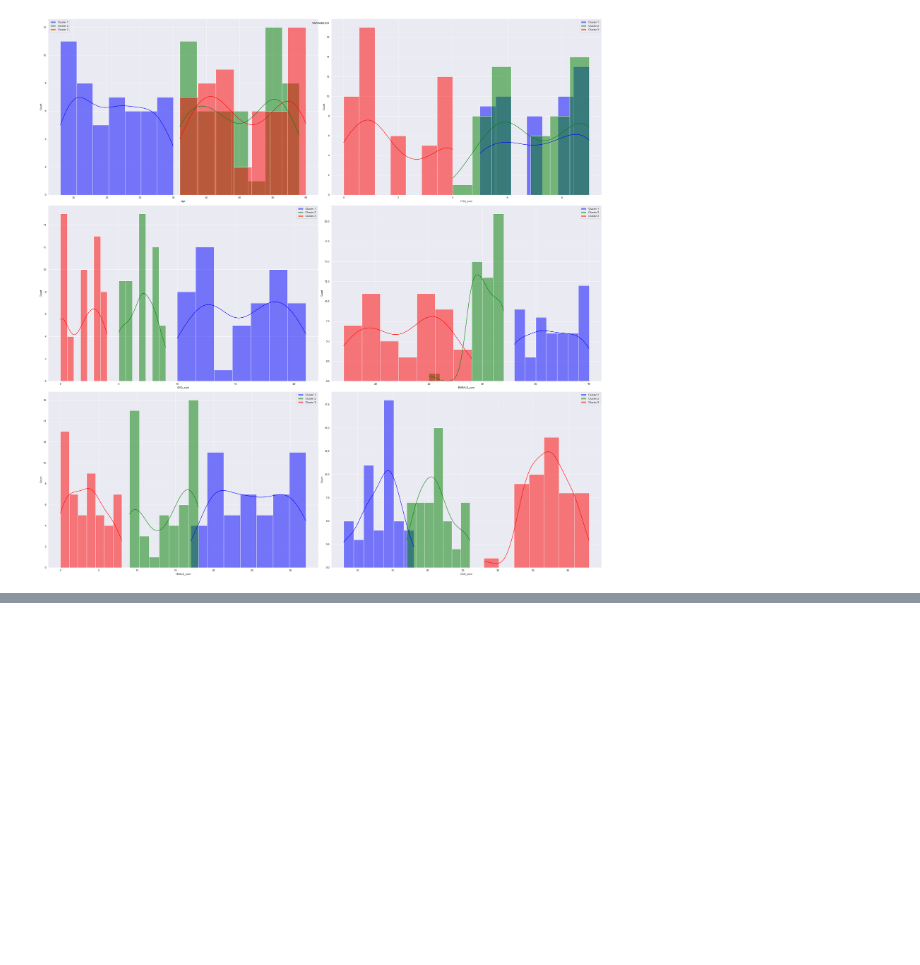
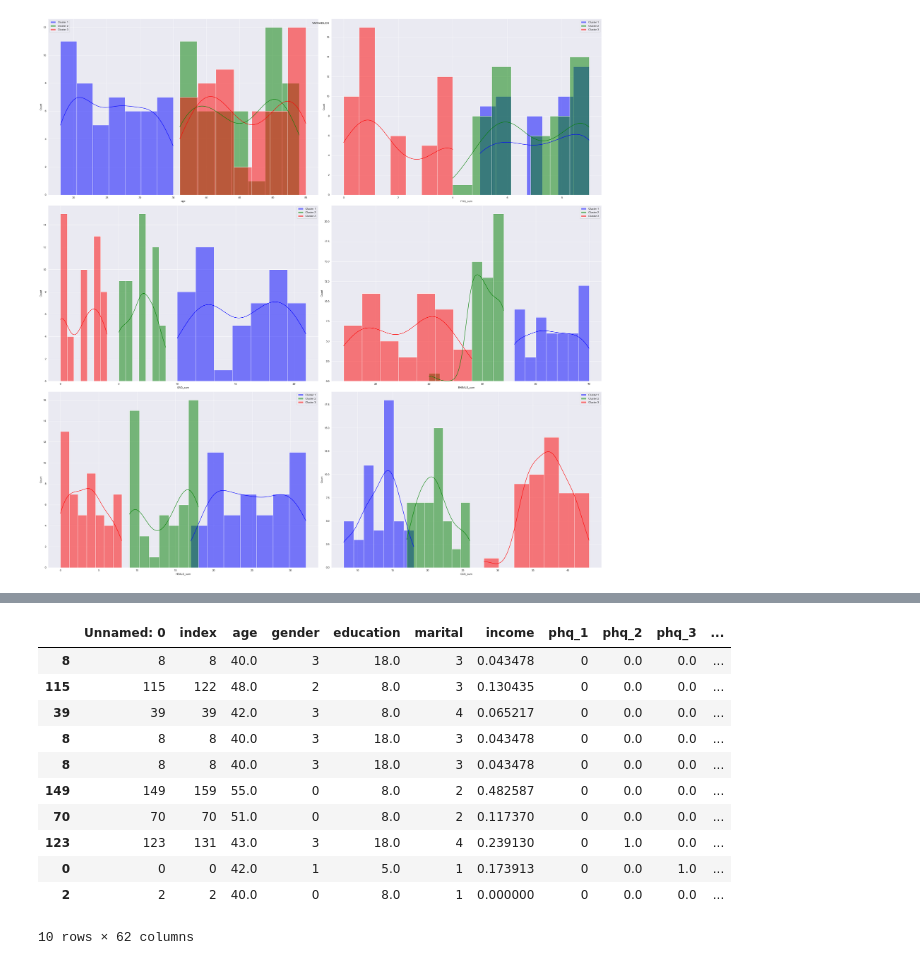
Before and after one commit to Flpp0/E-HealthProject, a Jupyter notebook: ComparisonBetweenClusters.ipynb, the cells around one changed output, grey strips where cells are left out. Cells and saved outputs as stored; diff of their text form; code cells hidden in the pictures; blank space fills up the shorter version.

```diff
--- a/ComparisonBetweenClusters.ipynb
+++ b/ComparisonBetweenClusters.ipynb
@@ -61,0 +105,15 @@ plt.show()
+# %%
+obsCluster3
+# %% [output]
+|  | Unnamed: 0 | index | age | gender | education | marital | income | phq_1 | phq_2 | phq_3 | ... |
+| 8 | 8 | 8 | 40.0 | 3 | 18.0 | 3 | 0.043478 | 0 | 0.0 | 0.0 | ... |
+| 115 | 115 | 122 | 48.0 | 2 | 8.0 | 3 | 0.130435 | 0 | 0.0 | 0.0 | ... |
+| 39 | 39 | 39 | 42.0 | 3 | 8.0 | 4 | 0.065217 | 0 | 0.0 | 0.0 | ... |
+| 8 | 8 | 8 | 40.0 | 3 | 18.0 | 3 | 0.043478 | 0 | 0.0 | 0.0 | ... |
+| 8 | 8 | 8 | 40.0 | 3 | 18.0 | 3 | 0.043478 | 0 | 0.0 | 0.0 | ... |
+| 149 | 149 | 159 | 55.0 | 0 | 8.0 | 2 | 0.482587 | 0 | 0.0 | 0.0 | ... |
+| 70 | 70 | 70 | 51.0 | 0 | 8.0 | 2 | 0.117370 | 0 | 0.0 | 0.0 | ... |
+| 123 | 123 | 131 | 43.0 | 3 | 18.0 | 4 | 0.239130 | 0 | 1.0 | 0.0 | ... |
+| 0 | 0 | 0 | 42.0 | 1 | 5.0 | 1 | 0.173913 | 0 | 0.0 | 1.0 | ... |
+| 2 | 2 | 2 | 40.0 | 0 | 8.0 | 1 | 0.000000 | 0 | 0.0 | 0.0 | ... |
+10 rows × 62 columns
```
Also changed, not shown: parts of 5 cells of this notebook, 4 other files.
